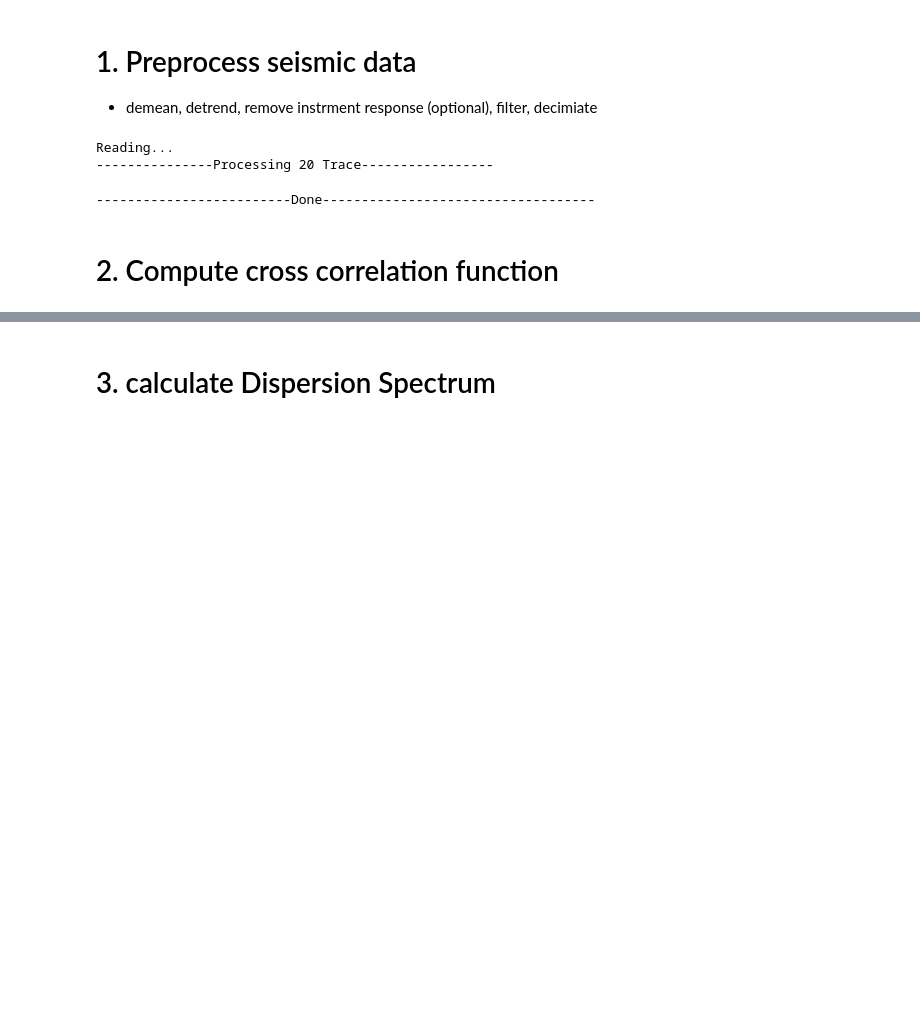
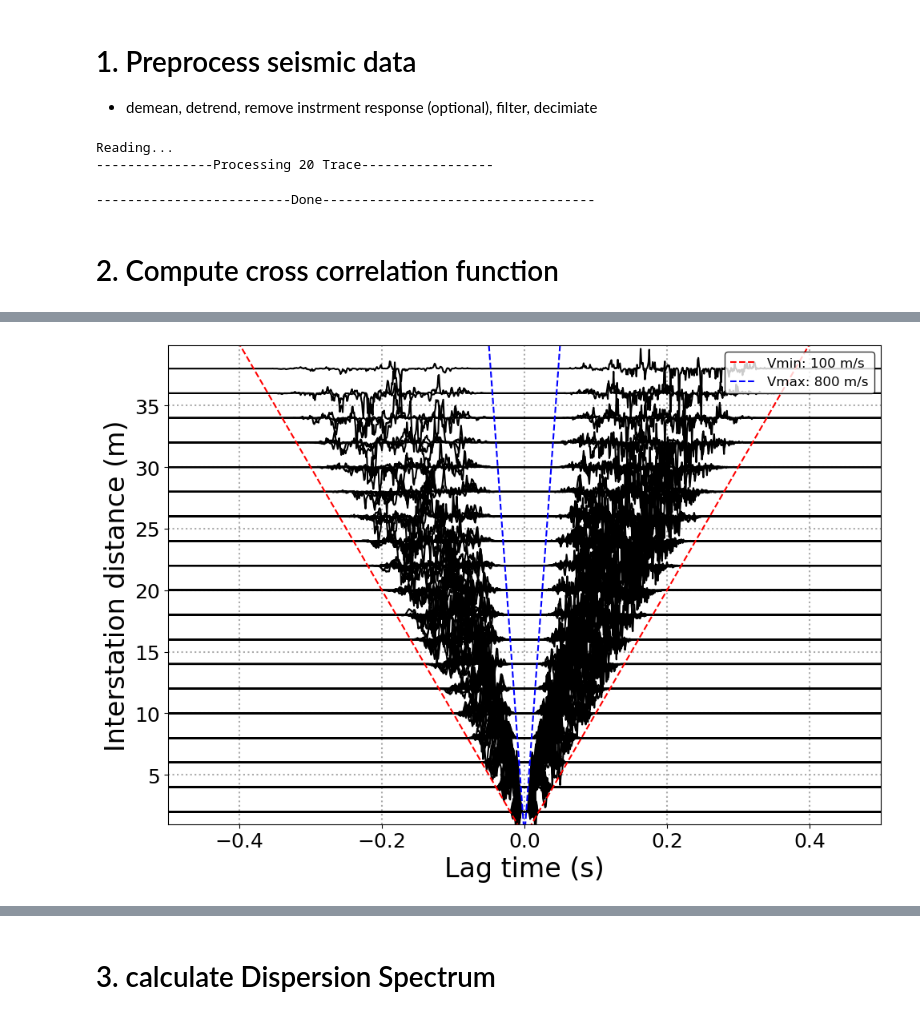
Before and after one commit to VianWan/noiseba, a Jupyter notebook: examples/mian.ipynb, the cells around one changed output, grey strips where cells are left out. Saved outputs shown, nothing was run; the diff lists cells and outputs as text; code cells hidden in the pictures; blank space fills up the shorter version.

```diff
--- a/examples/mian.ipynb
+++ b/examples/mian.ipynb
@@ -85,0 +98,4 @@ ccf_dict, ccf_distance = get_ccf_parallel(
+# %%
+plot_ccf(ccf_snr_select, ccf_distance, dt, 0.5, vmin, vmax,)
+# %% [output]
+[figure, added]
```
Also changed, not shown: parts of 16 cells of this notebook, 10 other files.
